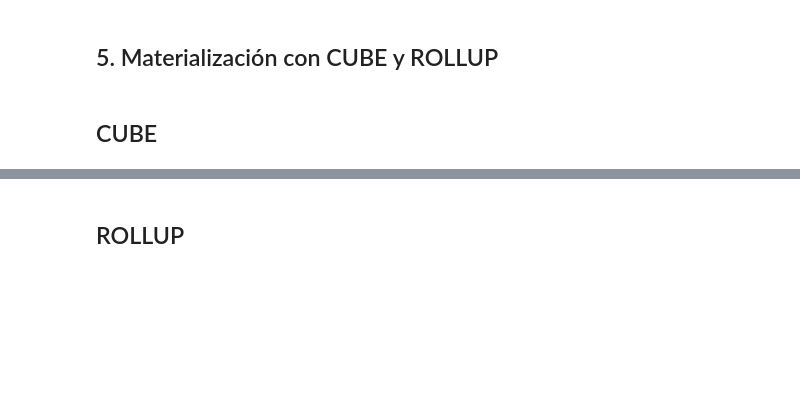
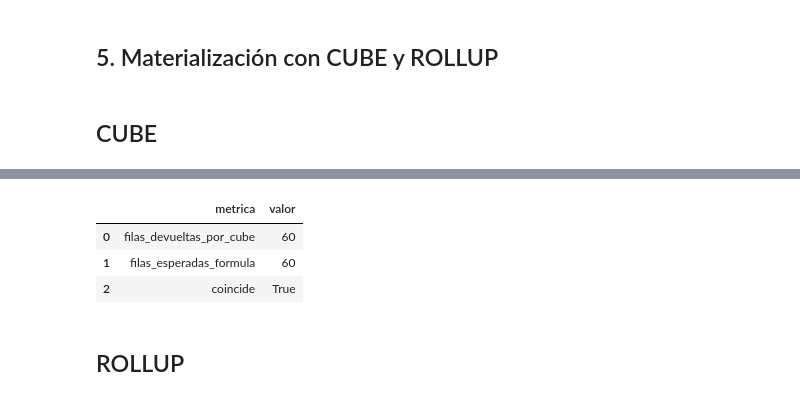
Before and after one commit to Esparrago23/Mineria_De_Datos, a Jupyter notebook: notebook.ipynb, the cells around one changed output, grey strips where cells are left out. Drawn from its saved outputs; the diff is of its cells as text; code cells hidden in the pictures; blank space fills up the shorter version.

```diff
--- a/notebook.ipynb
+++ b/notebook.ipynb
@@ -183,3 +187,40 @@ cube_df
+# %%
+cube_rows = len(cube_df)
+level_counts = con.execute("""
+    SELECT
+        COUNT(DISTINCT year) AS l_year,
+        COUNT(DISTINCT country) AS l_country,
+        COUNT(DISTINCT category) AS l_category
+    FROM v_sales
+""").df().iloc[0]
+
+expected_cube_rows = int(
+    (level_counts["l_year"] + 1)
+    * (level_counts["l_country"] + 1)
+    * (level_counts["l_category"] + 1)
+)
+
+cube_check_df = pd.DataFrame(
+    {
+        "metrica": [
+            "filas_devueltas_por_cube",
+            "filas_esperadas_formula",
+            "coincide",
+        ],
+        "valor": [
+            cube_rows,
+            expected_cube_rows,
+            cube_rows == expected_cube_rows,
+        ],
+    }
+)
+
+cube_check_df
+# %% [output]
+|  | metrica | valor |
+| 0 | filas_devueltas_por_cube | 60 |
+| 1 | filas_esperadas_formula | 60 |
+| 2 | coincide | True |
 # %% [markdown]
 ## ROLLUP
 # %%
```
Also changed, not shown: parts of 17 cells of this notebook, 2 other files.
